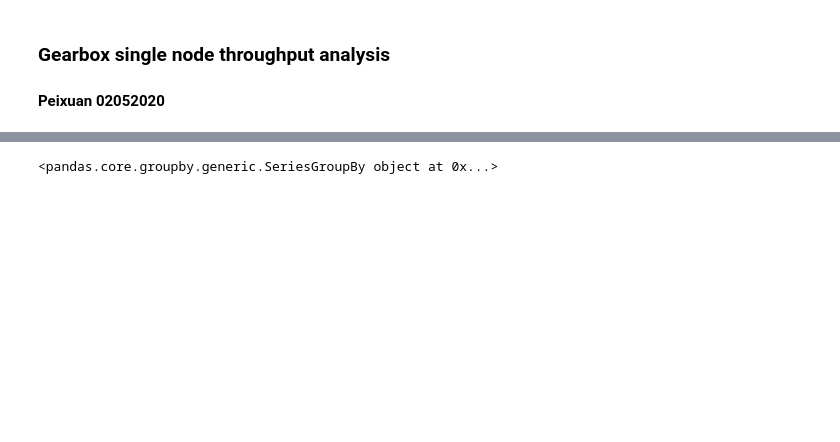
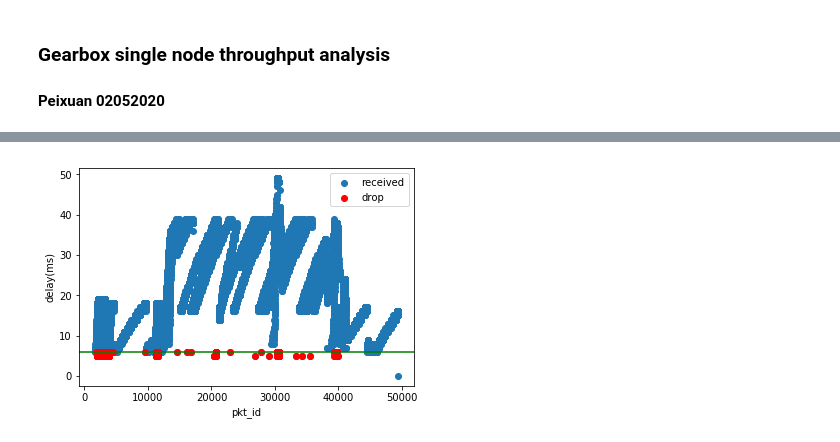
Before and after one commit to Peixuan670/HyLine, a Jupyter notebook: singlenode_bottleneck/notebook/Throughput_Analysis.ipynb, the cells around one changed output, grey strips where cells are left out. Saved outputs shown, nothing was run; the diff lists cells and outputs as text; code cells hidden in the pictures; blank space fills up the shorter version.

```diff
--- a/singlenode_bottleneck/notebook/Throughput_Analysis.ipynb
+++ b/singlenode_bottleneck/notebook/Throughput_Analysis.ipynb
@@ -185,6 +190,5 @@ No handles with labels found to put in legend.
 # %%
 delayAnalysis = DelayAnalysis(dir, file)
+delayAnalysis.print_pkt_delay(12)
+# %% [output]
+[figure, added]
-# %%
-gb['time']
-# %% [output]
-<pandas.core.groupby.generic.SeriesGroupBy object at 0x...>
```
Also changed, not shown: parts of 5 cells of this notebook, 2 other files.
